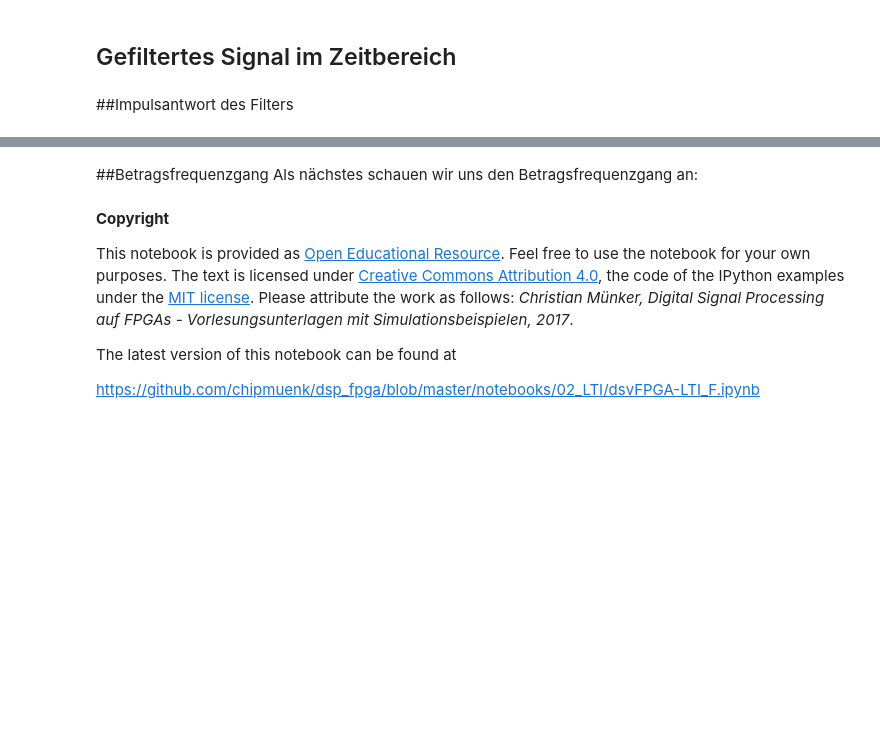
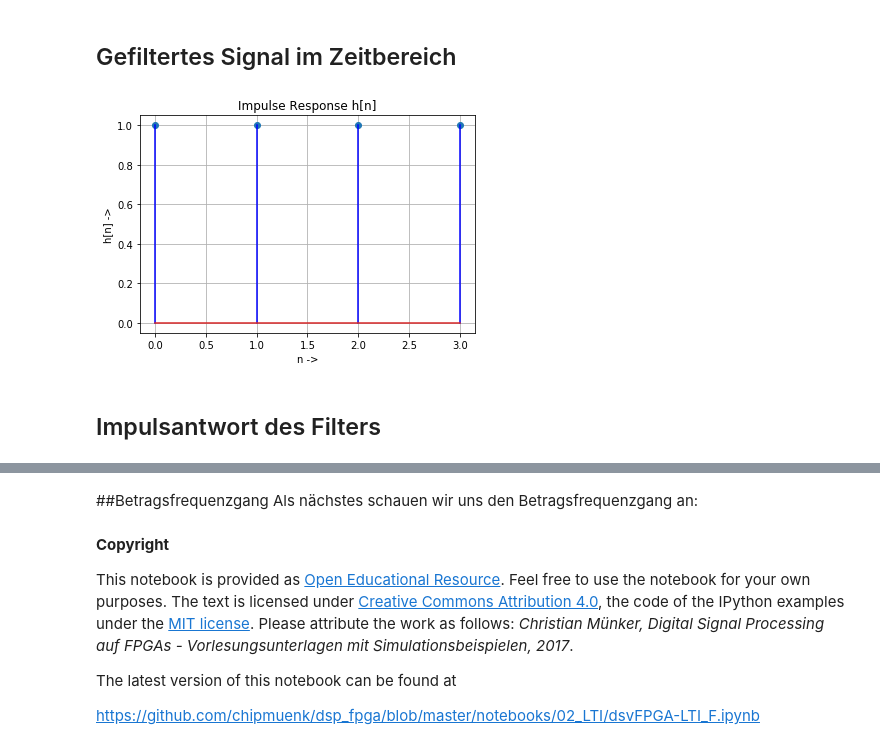
Before and after one commit to chipmuenk/dsp, a Jupyter notebook: notebooks/02_LTF/dsvFPGA-LTI_F.ipynb, the cells around one changed output, grey strips where cells are left out. Saved outputs shown, nothing was run; the diff lists cells and outputs as text; code cells hidden in the pictures; blank space fills up the shorter version.

```diff
--- a/notebooks/02_LTF/dsvFPGA-LTI_F.ipynb
+++ b/notebooks/02_LTF/dsvFPGA-LTI_F.ipynb
@@ -69,11 +75,13 @@ for i in range(8): print('{0:5.2f}'.format(xn[i]),
 # %% [markdown]
 ## Gefiltertes Signal im Zeitbereich
 # %%
-plt.figure(); grid(True)
+plt.figure(); plt.grid(True)
 h = b # Impulse response = coefficients for FIR filters
 plt.stem(range(len(h)), h, 'b-') # plot h[n]
 plt.xlabel('n ->'); plt.ylabel('h[n] ->');
 plt.title('Impulse Response h[n]');
+# %% [output]
+[figure, added]
 # %% [markdown]
-##Impulsantwort des Filters
+## Impulsantwort des Filters
 # %%
```
Also changed, not shown: parts of 7 cells of this notebook, 4 other files.
